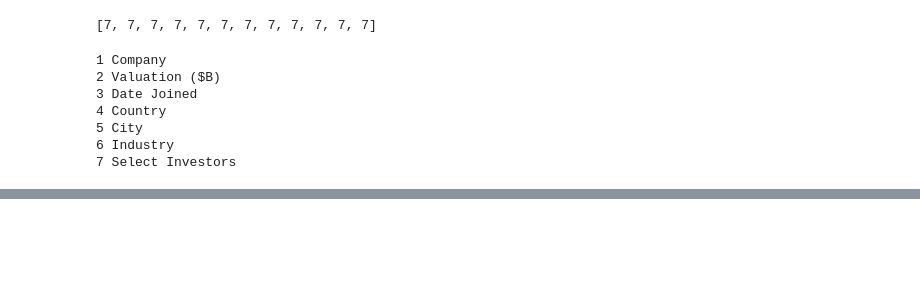
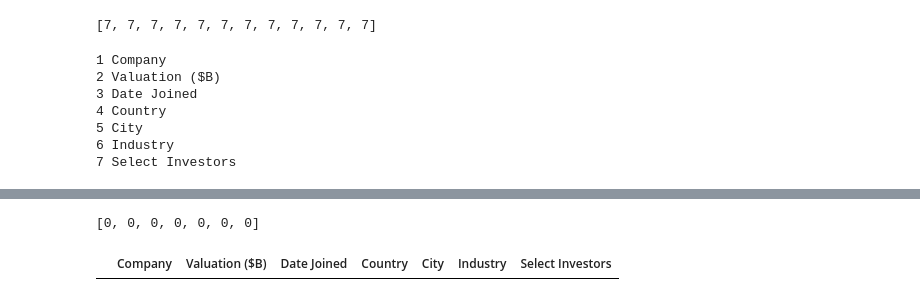
Before and after one commit to MenaGarcJ/project-data-extraction, a Jupyter notebook: project_web_scraping.ipynb, the cells around one changed output, grey strips where cells are left out. Cells and saved outputs as stored; diff of their text form; code cells hidden in the pictures; blank space fills up the shorter version.

```diff
--- a/project_web_scraping.ipynb
+++ b/project_web_scraping.ipynb
@@ -126,0 +173,35 @@ for t in tr_elements[0]:
+# %%
+# Creating Pandas DataFrame
+
+for j in range(1,len(tr_elements)):
+    T=tr_elements[j]
+
+    if len(T)!=10:
+          break
+
+    i=0
+
+    for t in T.iterchildren():
+        data=t.text_content()
+
+        if i>0:
+            try:
+                data=int(data)
+            except:
+                pass
+        col[i][1].append(data)
+        i+=1
+# %%
+# checkin the length of each column
+
+length_column = [len(C) for (title,C) in col]
+length_column
+# %% [output]
+[0, 0, 0, 0, 0, 0, 0]
+# %%
+Dict = {title:column for (title,column) in col}
+df = pd.DataFrame(Dict)
+# %%
+df.head(10)
+# %% [output]
+|  | Company | Valuation ($B) | Date Joined | Country | City | Industry | Select Investors |
```
Also changed, not shown: parts of 8 cells of this notebook.
